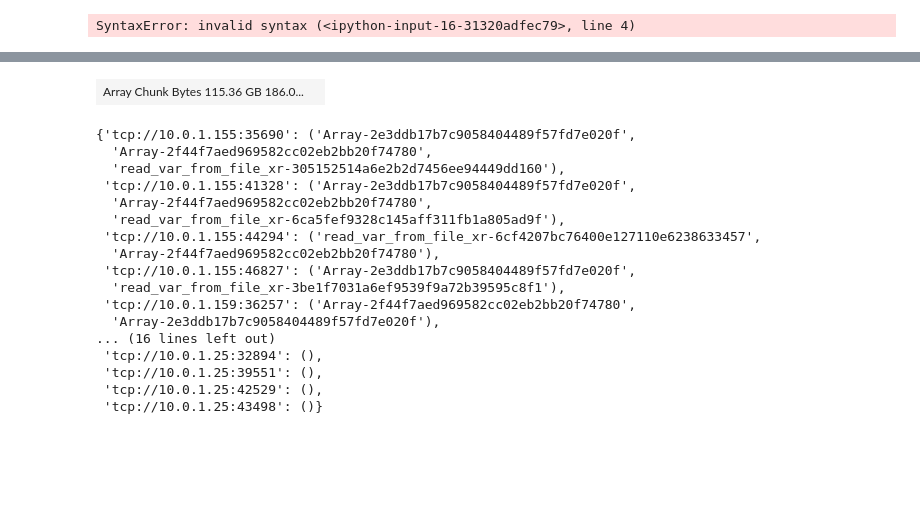
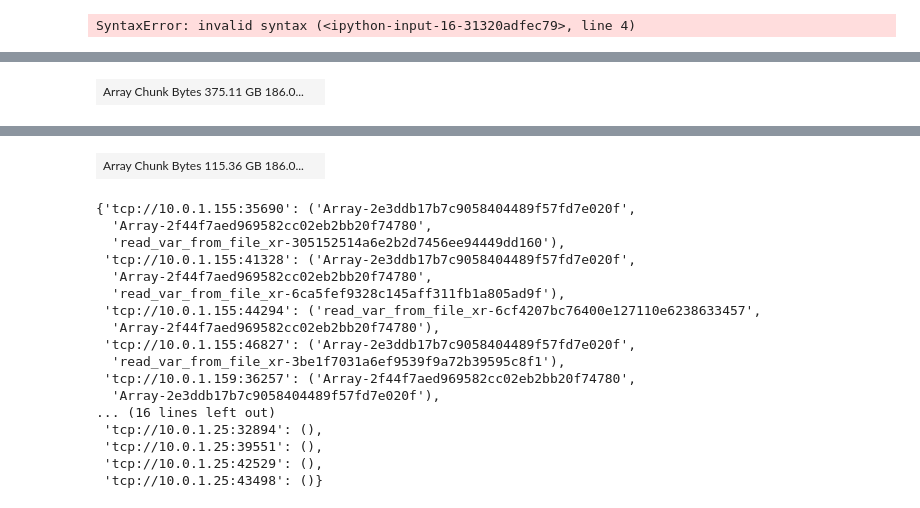
Before and after one commit to qdzhu/SatelliteNO2, a Jupyter notebook: ml-setup.ipynb, the cells around one changed output, grey strips where cells are left out. Cells and saved outputs as stored; diff of their text form; code cells hidden in the pictures; blank space fills up the shorter version.

```diff
--- a/ml-setup.ipynb
+++ b/ml-setup.ipynb
@@ -110,6 +136,5 @@ SyntaxError: invalid syntax (<ipython-input-16-31320adfec79>, line 4)
 import xarray as xr
 import time
 orig_filenames = sorted(glob(os.path.join(orig_file_path, 'met_conus*')))
-orig_filenames = orig_filenames[0:5]
+orig_filenames = orig_filenames[0:16]
 train_filenames, test_filenames = train_test_filename(orig_filenames)
-filename = train_filenames[0]
@@ -184,23 +228,21 @@ def make_xgbmodel(client, filename):
     for varname in varnames:
         future = client.submit(read_var_from_file_xr, filename, varname)
         futures.append(future)
-        del future
     dirt_feature = da.stack([future.result() for future in futures])
+    client.cancel(futures)
     varnames_2d = ['COSZEN', 'PBLH', 'LAI', 'HGT', 'SWDOWN', 'GLW']
     futures_2d = []
     for varname in varnames_2d:
         future_2d = client.submit(read_2d_var_from_file_xr, filename, varname)
         futures_2d.append(future_2d)
-        del future_2d
     dirt2d_feature = da.stack([future.result() for future in futures_2d])
+    client.cancel(futures_2d)
     wind_feature = client.submit(read_wind_from_file_xr, filename)
     anthroemis_future = client.submit(read_anthro_emis_from_file_xr, filename)
     lightning_future = client.submit(read_lightning_from_file_xr, filename)
     datasets = da.transpose(da.concatenate((dirt_feature, dirt2d_feature, wind_feature.result(), anthroemis_future.result(), lightning_future.result()),axis=0))
-    del dirt_feature
-    del dirt2d_feature
-    del futures
-    del futures_2d
+    client.cancel(dirt_feature)
+    client.cancel(dirt2d_feature)
     del wind_feature
     del anthroemis_future
     del lightning_future
@@ -225,0 +299,4 @@ Reading training data /global/home/users/qindan_zhu/myscratch/jlgrant/ML-WRF/ML-
+# %%
+total_datasets
+# %% [output]
+| Array Chunk Bytes 375.11 GB 186.0... |  |
```
Also changed, not shown: parts of 33 cells of this notebook, 2 other files.
